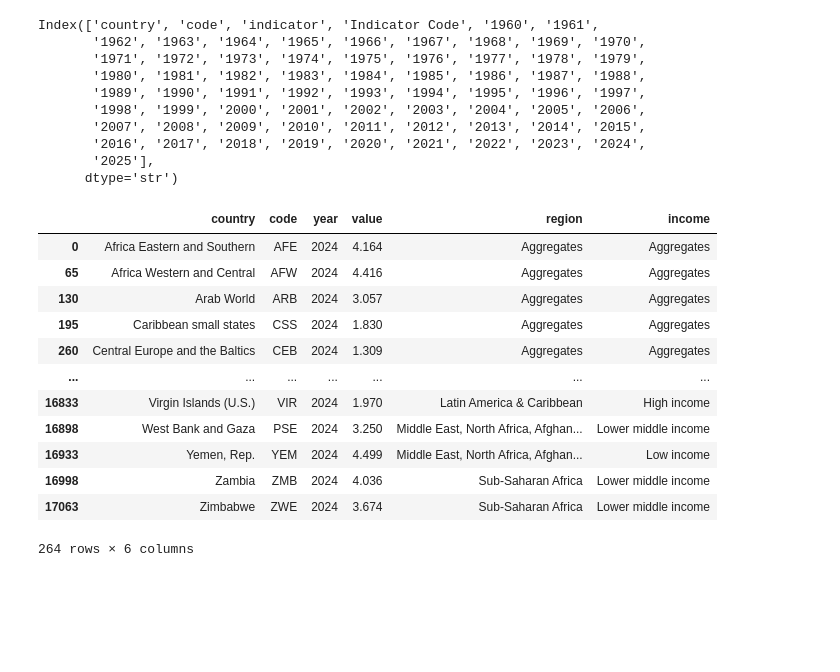
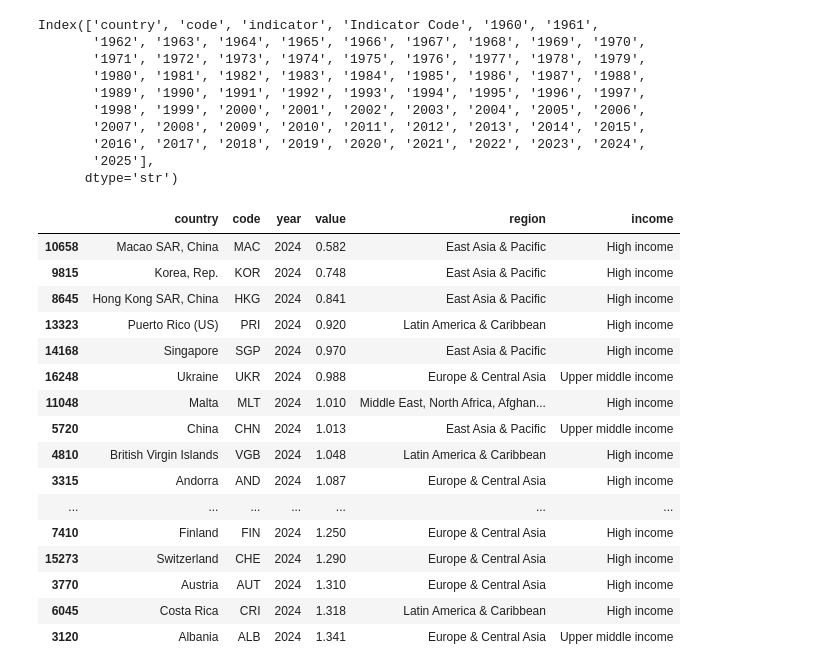
Before and after one commit to ysienlau/ysienlau.github.io, a Jupyter notebook: week3_materials/tfr_exploration.ipynb, the cells around one changed output. Cells and saved outputs as stored; diff of their text form; code cells hidden in the pictures; blank space fills up the shorter version.

Commit message:
trying to make tracking table

```diff
--- a/week3_materials/tfr_exploration.ipynb
+++ b/week3_materials/tfr_exploration.ipynb
@@ -124,22 +124,26 @@ Index(['country', 'code', 'indicator', 'Indicator Code', '1960', '1961',
       dtype='str')
 # %%
 df_2024 = df[df['year'] == 2024]
-df_2024
+df_2024 = df_2024[df_2024['region']!='Aggregates']
-# %% [output]
-|  | country | code | year | value | region | income |
-| 0 | Africa Eastern and Southern | AFE | 2024 | 4.164 | Aggregates | Aggregates |
-| 65 | Africa Western and Central | AFW | 2024 | 4.416 | Aggregates | Aggregates |
-| 130 | Arab World | ARB | 2024 | 3.057 | Aggregates | Aggregates |
-| 195 | Caribbean small states | CSS | 2024 | 1.830 | Aggregates | Aggregates |
-| 260 | Central Europe and the Baltics | CEB | 2024 | 1.309 | Aggregates | Aggregates |
-| ... | ... | ... | ... | ... | ... | ... |
-| 16833 | Virgin Islands (U.S.) | VIR | 2024 | 1.970 | Latin America & Caribbean | High income |
-| 16898 | West Bank and Gaza | PSE | 2024 | 3.250 | Middle East, North Africa, Afghan... | Lower middle income |
-| 16933 | Yemen, Rep. | YEM | 2024 | 4.499 | Middle East, North Africa, Afghan... | Low income |
-| 16998 | Zambia | ZMB | 2024 | 4.036 | Sub-Saharan Africa | Lower middle income |
-| 17063 | Zimbabwe | ZWE | 2024 | 3.674 | Sub-Saharan Africa | Lower middle income |
-264 rows × 6 columns
 # %%
-lowest_birthrates = df_2024.sort_values('value').head(30)
+lowest_2024 = df_2024.sort_values('value').head(30)
 # %%
-lowest_birthrates
+lowest_2024
+# %% [output]
+|  | country | code | year | value | region | income |
+| 10658 | Macao SAR, China | MAC | 2024 | 0.582 | East Asia & Pacific | High income |
+| 9815 | Korea, Rep. | KOR | 2024 | 0.748 | East Asia & Pacific | High income |
+| 8645 | Hong Kong SAR, China | HKG | 2024 | 0.841 | East Asia & Pacific | High income |
+| 13323 | Puerto Rico (US) | PRI | 2024 | 0.920 | Latin America & Caribbean | High income |
+| 14168 | Singapore | SGP | 2024 | 0.970 | East Asia & Pacific | High income |
+| 16248 | Ukraine | UKR | 2024 | 0.988 | Europe & Central Asia | Upper middle income |
+| 11048 | Malta | MLT | 2024 | 1.010 | Middle East, North Africa, Afghan... | High income |
+| 5720 | China | CHN | 2024 | 1.013 | East Asia & Pacific | Upper middle income |
+| 4810 | British Virgin Islands | VGB | 2024 | 1.048 | Latin America & Caribbean | High income |
+| 3315 | Andorra | AND | 2024 | 1.087 | Europe & Central Asia | High income |
+| ... | ... | ... | ... | ... | ... | ... |
+| 7410 | Finland | FIN | 2024 | 1.250 | Europe & Central Asia | High income |
+| 15273 | Switzerland | CHE | 2024 | 1.290 | Europe & Central Asia | High income |
+| 3770 | Austria | AUT | 2024 | 1.310 | Europe & Central Asia | High income |
+| 6045 | Costa Rica | CRI | 2024 | 1.318 | Latin America & Caribbean | High income |
+| 3120 | Albania | ALB | 2024 | 1.341 | Europe & Central Asia | Upper middle income |
```
Also changed, not shown: parts of 10 cells of this notebook, 2 other files.
